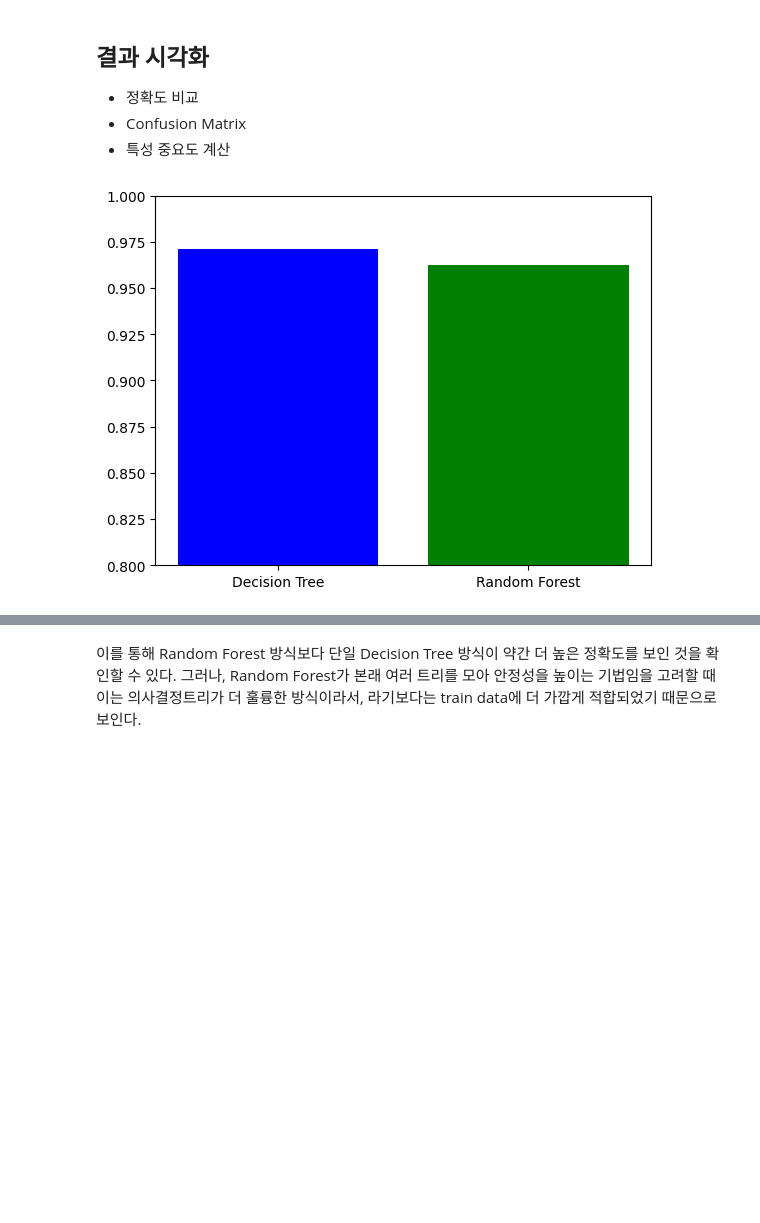
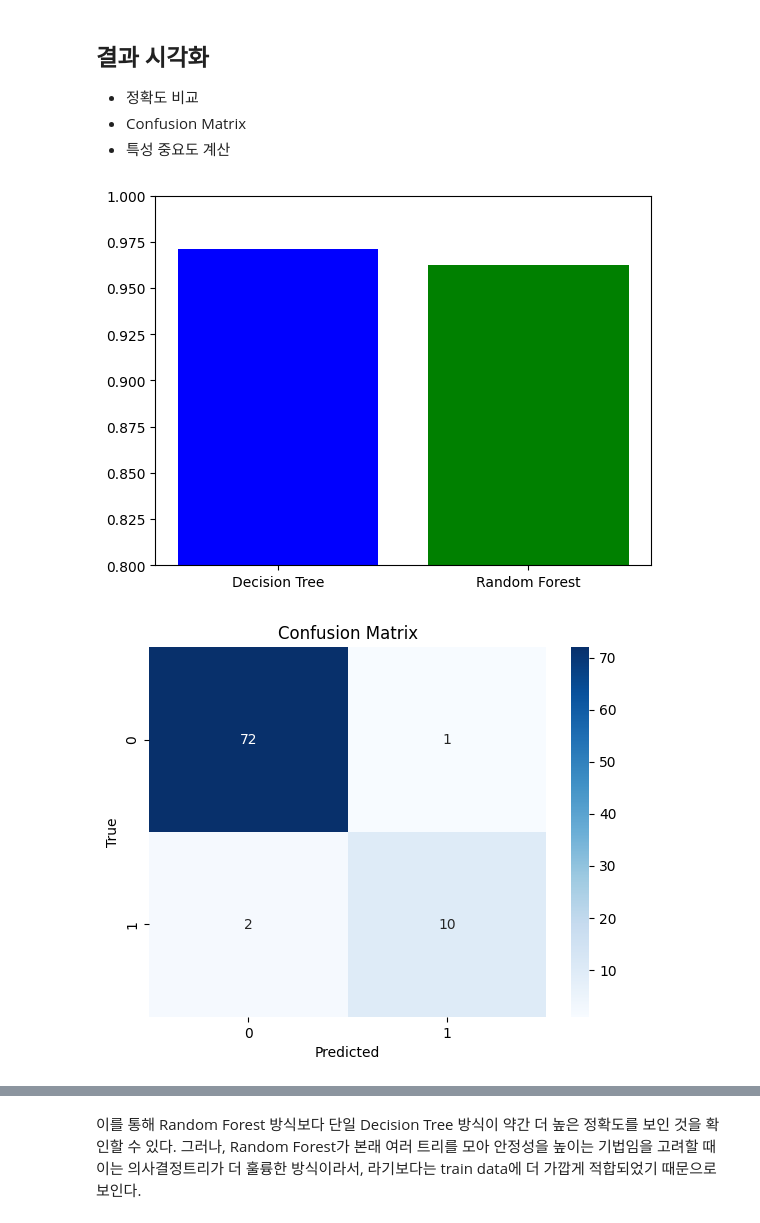
Before and after one commit to GDGoC-SCHU/2024-ai-study, a Jupyter notebook: week3-jungmin/week3_task1.ipynb, the cells around one changed output, grey strips where cells are left out. Cells and saved outputs as stored; diff of their text form; code cells hidden in the pictures; blank space fills up the shorter version.

Commit message:
Complete Task 1 with confusion matrix and feature importances

```diff
--- a/week3-jungmin/week3_task1.ipynb
+++ b/week3-jungmin/week3_task1.ipynb
@@ -124,10 +125,28 @@ rf_score = accuracy_score(y_test, rf_res)
 - 특성 중요도 계산
 # %%
 import matplotlib.pyplot as plt
+from sklearn.metrics import confusion_matrix
+import seaborn as sns
 
+# 정확도 비교
 plt.bar(np.arange(2), [dt_score, rf_score], color=['b', 'g'])
 plt.ylim(0.8, 1.0)
 plt.xticks(np.arange(2), ['Decision Tree', 'Random Forest'])
 plt.show()
+
+# Confusion Matrix
+cm = confusion_matrix(y_test, rf_res, labels=[0, 1])
+sns.heatmap(cm, annot=True, cmap="Blues")
+plt.xlabel("Predicted")
+plt.ylabel("True")
+plt.title("Confusion Matrix")
+plt.show()
+
+# 특성 중요도 계산
+feature_importances = pd.Series(rf.feature_importances_, index=rf.feature_names_in_)
+plt.title("Feature Importances")
+sns.barplot(x=feature_importances, y=feature_importances.index)
+plt.show()
 # %% [output]
 [figure]
+[figure, added]
```
Also changed, not shown: parts of 2 cells of this notebook.
